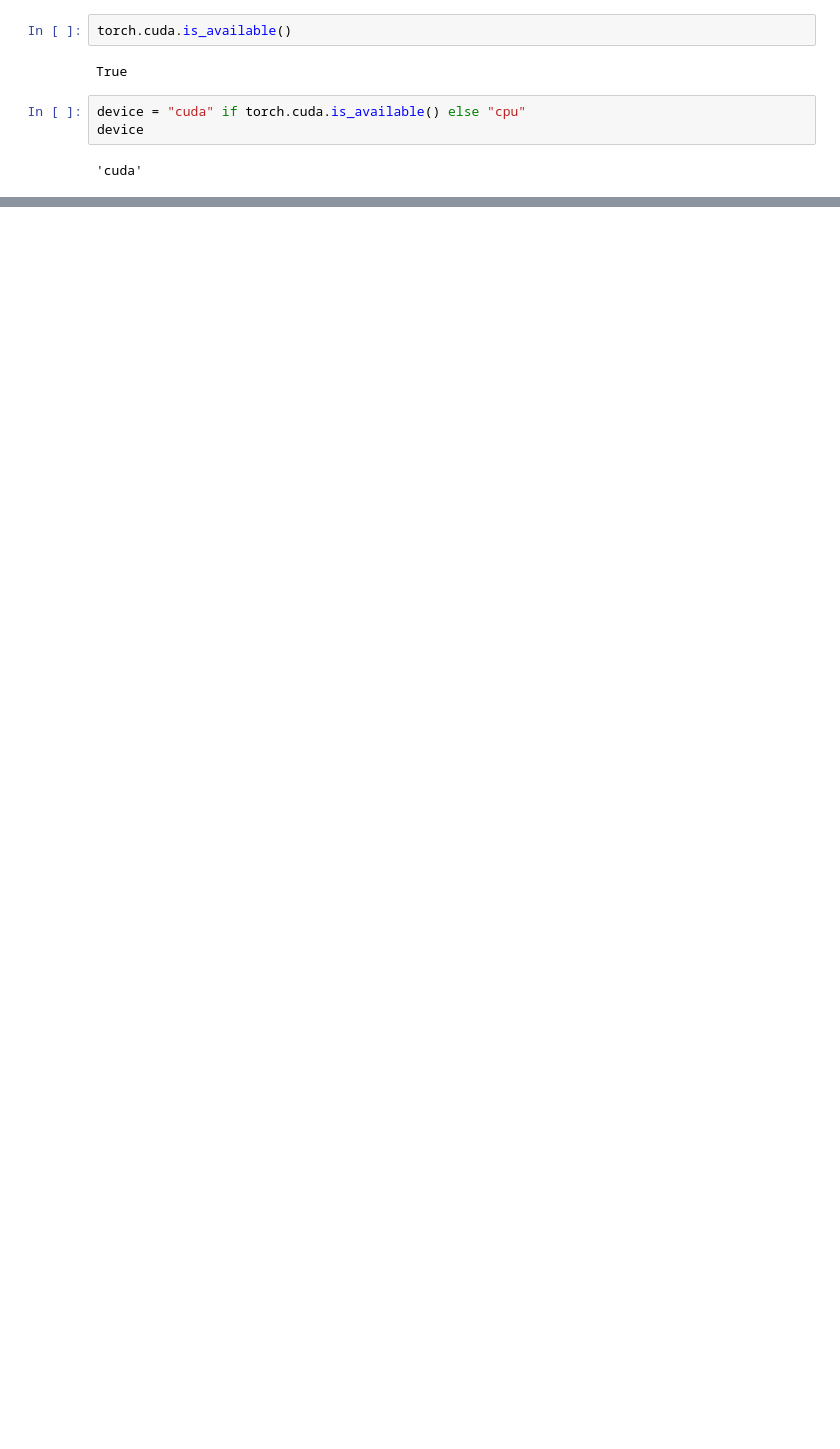
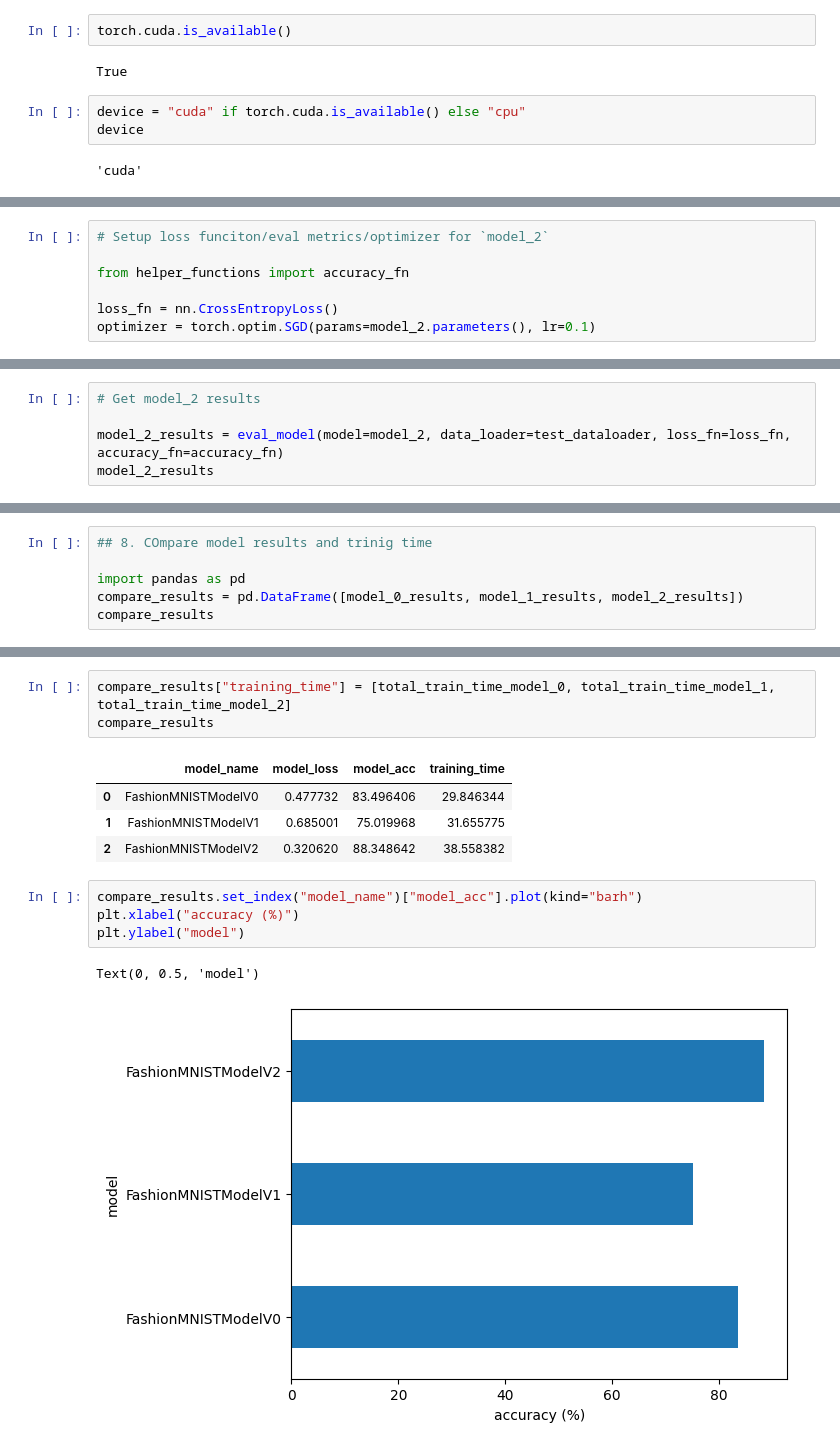
Before and after one commit to miller00315/ia_studies, a Jupyter notebook: py_torch_computer_vision.ipynb, the cells around one changed output, grey strips where cells are left out. Drawn from its saved outputs; the diff is of its cells as text; blank space fills up the shorter version.

```diff
--- a/py_torch_computer_vision.ipynb
+++ b/py_torch_computer_vision.ipynb
@@ -469,0 +777,7 @@ device
+# %%
+# Setup loss funciton/eval metrics/optimizer for `model_2`
+
+from helper_functions import accuracy_fn
+
+loss_fn = nn.CrossEntropyLoss()
+optimizer = torch.optim.SGD(params=model_2.parameters(), lr=0.1)
@@ -469,0 +855,5 @@ device
+# %%
+# Get model_2 results
+
+model_2_results = eval_model(model=model_2, data_loader=test_dataloader, loss_fn=loss_fn, accuracy_fn=accuracy_fn)
+model_2_results
@@ -469,0 +876,6 @@ device
+# %%
+## 8. COmpare model results and trinig time
+
+import pandas as pd
+compare_results = pd.DataFrame([model_0_results, model_1_results, model_2_results])
+compare_results
@@ -469,0 +887,15 @@ device
+# %%
+compare_results["training_time"] = [total_train_time_model_0, total_train_time_model_1, total_train_time_model_2]
+compare_results
+# %% [output]
+|  | model_name | model_loss | model_acc | training_time |
+| 0 | FashionMNISTModelV0 | 0.477732 | 83.496406 | 29.846344 |
+| 1 | FashionMNISTModelV1 | 0.685001 | 75.019968 | 31.655775 |
+| 2 | FashionMNISTModelV2 | 0.320620 | 88.348642 | 38.558382 |
+# %%
+compare_results.set_index("model_name")["model_acc"].plot(kind="barh")
+plt.xlabel("accuracy (%)")
+plt.ylabel("model")
+# %% [output]
+Text(0, 0.5, 'model')
+[figure, added]
```
Also changed, not shown: parts of 51 cells of this notebook.
